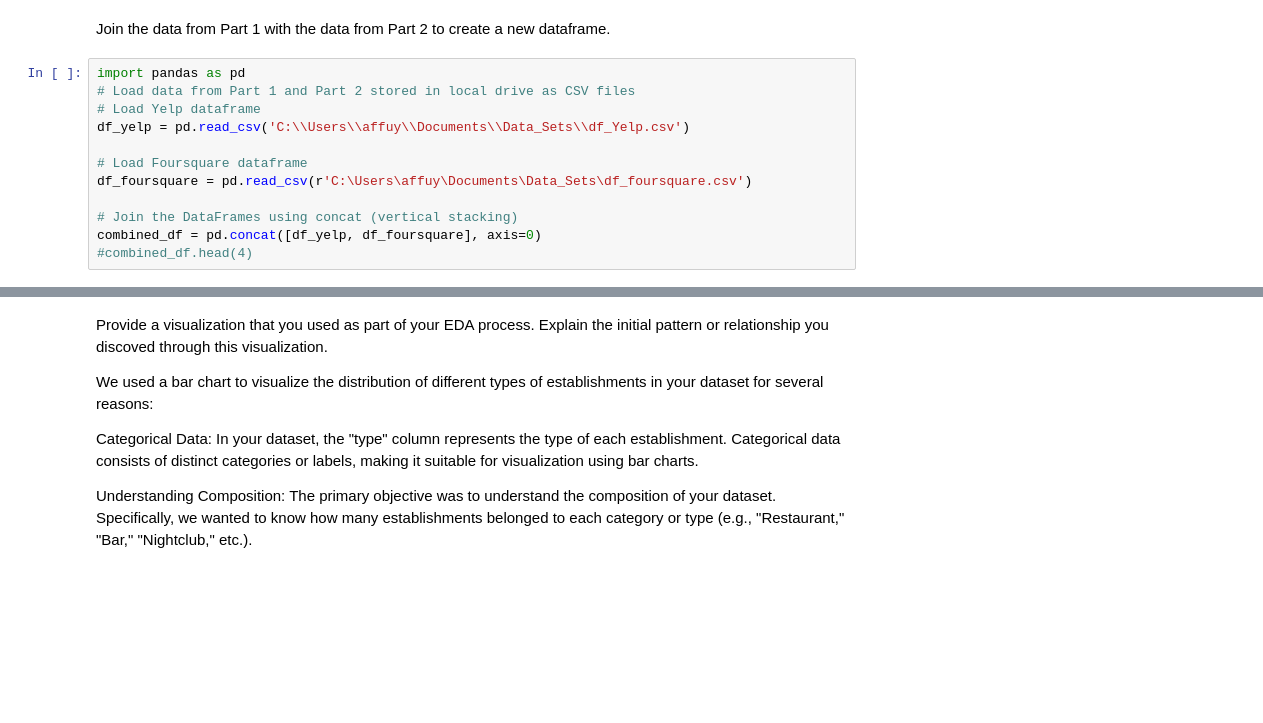
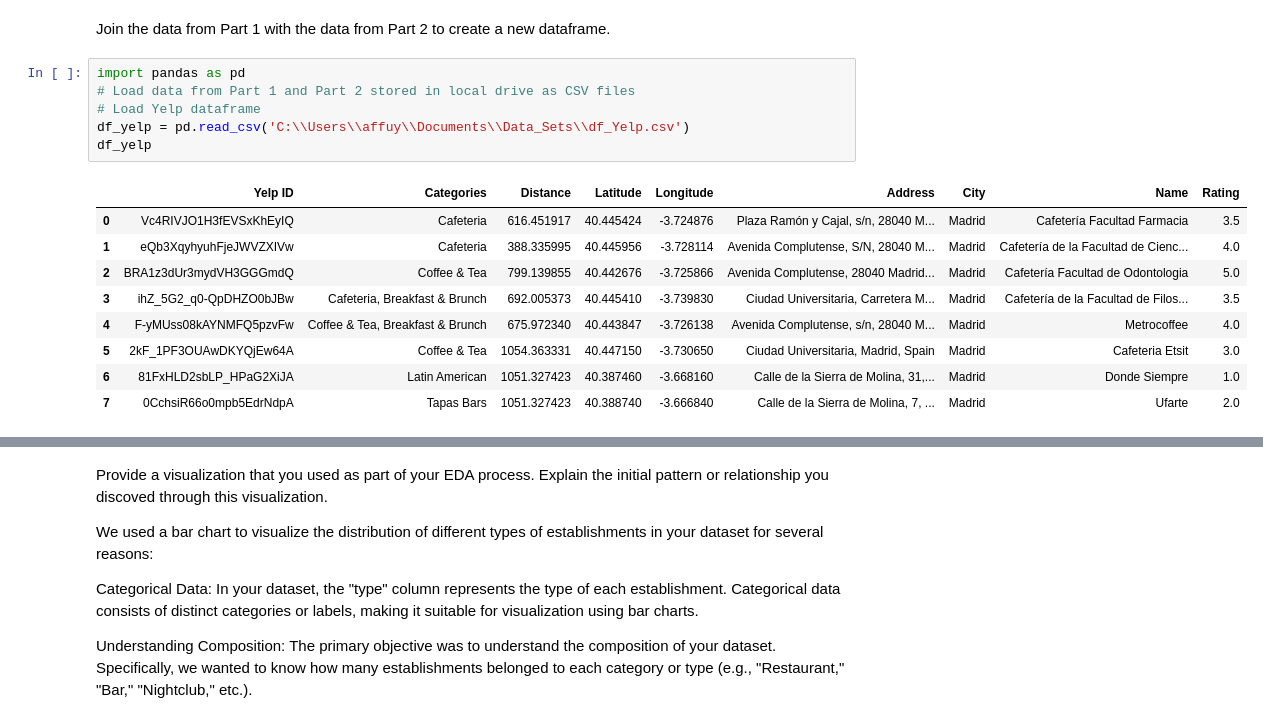
Before and after one commit to Affuya/LHL-Statistical-Modelling-Project, a Jupyter notebook: notebooks/joining_data.ipynb, the cells around one changed output, grey strips where cells are left out. Drawn from its saved outputs; the diff is of its cells as text; blank space fills up the shorter version.

```diff
--- a/notebooks/joining_data.ipynb
+++ b/notebooks/joining_data.ipynb
@@ -3,12 +3,16 @@ Join the data from Part 1 with the data from Part 2 to create a new dataframe.
 # %%
 import pandas as pd
 # Load data from Part 1 and Part 2 stored in local drive as CSV files
 # Load Yelp dataframe
 df_yelp = pd.read_csv('C:\\Users\\affuy\\Documents\\Data_Sets\\df_Yelp.csv')
-
-# Load Foursquare dataframe
-df_foursquare = pd.read_csv(r'C:\Users\affuy\Documents\Data_Sets\df_foursquare.csv')
-
-# Join the DataFrames using concat (vertical stacking)
-combined_df = pd.concat([df_yelp, df_foursquare], axis=0)
-#combined_df.head(4)
+df_yelp
+# %% [output]
+|  | Yelp ID | Categories | Distance | Latitude | Longitude | Address | City | Name | Rating |
+| 0 | Vc4RIVJO1H3fEVSxKhEyIQ | Cafeteria | 616.451917 | 40.445424 | -3.724876 | Plaza Ramón y Cajal, s/n, 28040 M... | Madrid | Cafetería Facultad Farmacia | 3.5 |
+| 1 | eQb3XqyhyuhFjeJWVZXIVw | Cafeteria | 388.335995 | 40.445956 | -3.728114 | Avenida Complutense, S/N, 28040 M... | Madrid | Cafetería de la Facultad de Cienc... | 4.0 |
+| 2 | BRA1z3dUr3mydVH3GGGmdQ | Coffee & Tea | 799.139855 | 40.442676 | -3.725866 | Avenida Complutense, 28040 Madrid... | Madrid | Cafetería Facultad de Odontologia | 5.0 |
+| 3 | ihZ_5G2_q0-QpDHZO0bJBw | Cafeteria, Breakfast & Brunch | 692.005373 | 40.445410 | -3.739830 | Ciudad Universitaria, Carretera M... | Madrid | Cafetería de la Facultad de Filos... | 3.5 |
+| 4 | F-yMUss08kAYNMFQ5pzvFw | Coffee & Tea, Breakfast & Brunch | 675.972340 | 40.443847 | -3.726138 | Avenida Complutense, s/n, 28040 M... | Madrid | Metrocoffee | 4.0 |
+| 5 | 2kF_1PF3OUAwDKYQjEw64A | Coffee & Tea | 1054.363331 | 40.447150 | -3.730650 | Ciudad Universitaria, Madrid, Spain | Madrid | Cafeteria Etsit | 3.0 |
+| 6 | 81FxHLD2sbLP_HPaG2XiJA | Latin American | 1051.327423 | 40.387460 | -3.668160 | Calle de la Sierra de Molina, 31,... | Madrid | Donde Siempre | 1.0 |
+| 7 | 0CchsiR66o0mpb5EdrNdpA | Tapas Bars | 1051.327423 | 40.388740 | -3.666840 | Calle de la Sierra de Molina, 7, ... | Madrid | Ufarte | 2.0 |
```
Also changed, not shown: parts of 27 cells of this notebook, 1 other file.
